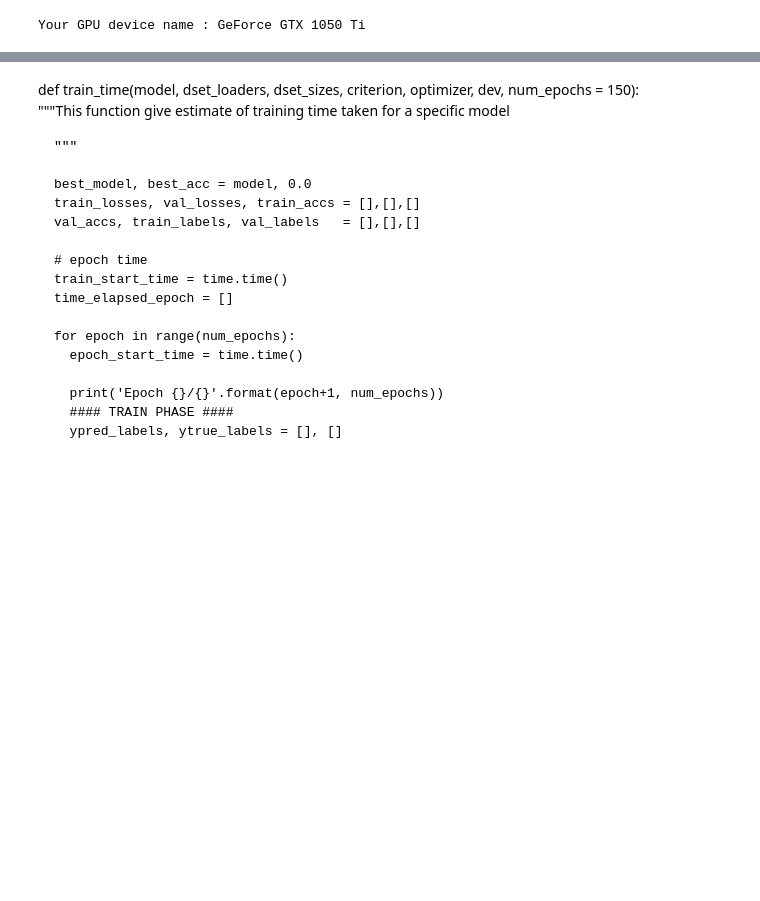
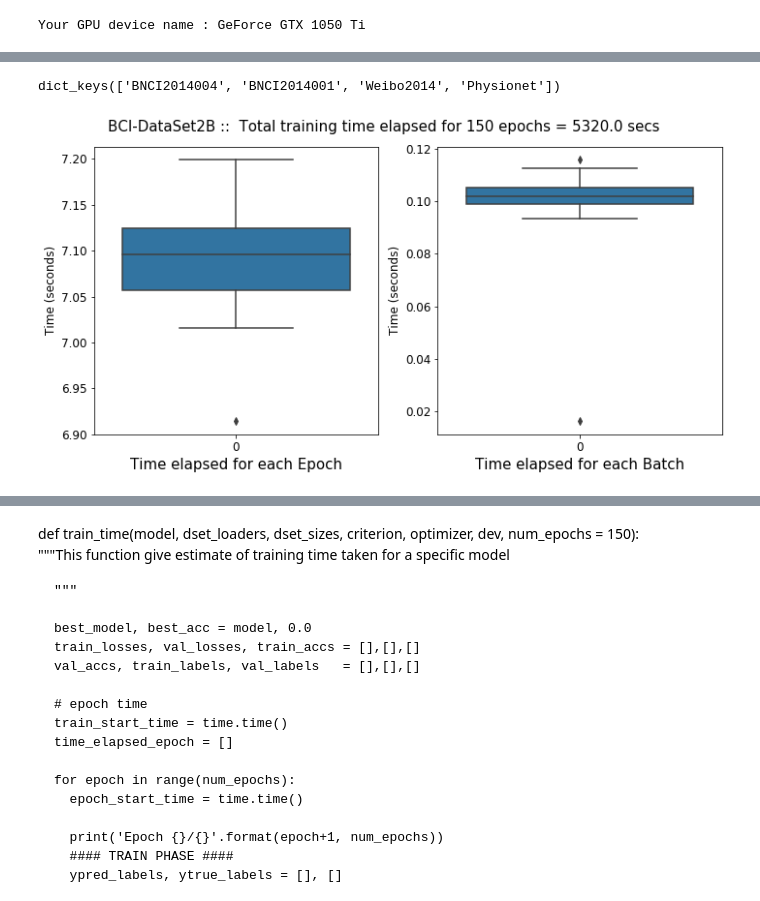
Before and after one commit to berdakh/eeg-pytorch, a Jupyter notebook: train_method.ipynb, the cells around one changed output, grey strips where cells are left out. Cells and saved outputs as stored; diff of their text form; code cells hidden in the pictures; blank space fills up the shorter version.

Commit message:
train time computation added

```diff
--- a/train_method.ipynb
+++ b/train_method.ipynb
@@ -54,6 +57,8 @@ conv_chan   = [1, 128, 64, 32, 16, 8]
 #iname    = itemname + '__'
 ### Load pooled EEG data
 #- the pooled data represents a set of combined subject-specific EEG data
+import pickle
+
 alldat = dict()
 
 for ii, itemname in enumerate(dname.keys()):
@@ -86,6 +91,16 @@ for ii, itemname in enumerate(dname.keys()):
                        criterion, optimizer, dev, num_epochs = num_epochs)
 
     alldat[itemname] = ttime
+
+    filename = itemname+'.pickle'
+
+    with open(filename, 'wb') as ffile:
+        pickle.dump(ttime, ffile)
+
+
+fname = 'train_time_alldat.pickle'
+with open(fname, 'wb') as ffile:
+    pickle.dump(alldat, ffile)
 # %% [output]
 Input data shape torch.Size([4433, 1, 3, 321])
 Input shape and flattened out torch.Size([1, 128, 3, 161]) 61824
@@ -163,0 +130,11 @@ df.describe()
+# %%
+import matplotlib.pylab as pylab
+params = {'legend.fontsize': 'x-large',
+          'figure.figsize': (10, 5),
+         'axes.labelsize': 'large',
+         'axes.titlesize': 'large',
+         'xtick.labelsize':'large',
+         'ytick.labelsize':'large'}
+pylab.rcParams.update(params)
+
+plt.rcParams['figure.constrained_layout.use'] = False
@@ -163,0 +151,5 @@ df.describe()
+# %%
+d = loaddat('train_time_alldat.pickle')
+d.keys()
+# %% [output]
+dict_keys(['BNCI2014004', 'BNCI2014001', 'Weibo2014', 'Physionet'])
@@ -163,0 +202,5 @@ df.describe()
+# %%
+dname = 'BNCI2014004'
+plotbar(dname, d)
+# %% [output]
+[figure, added]
```
Also changed, not shown: parts of 20 cells of this notebook, 10 other files.
